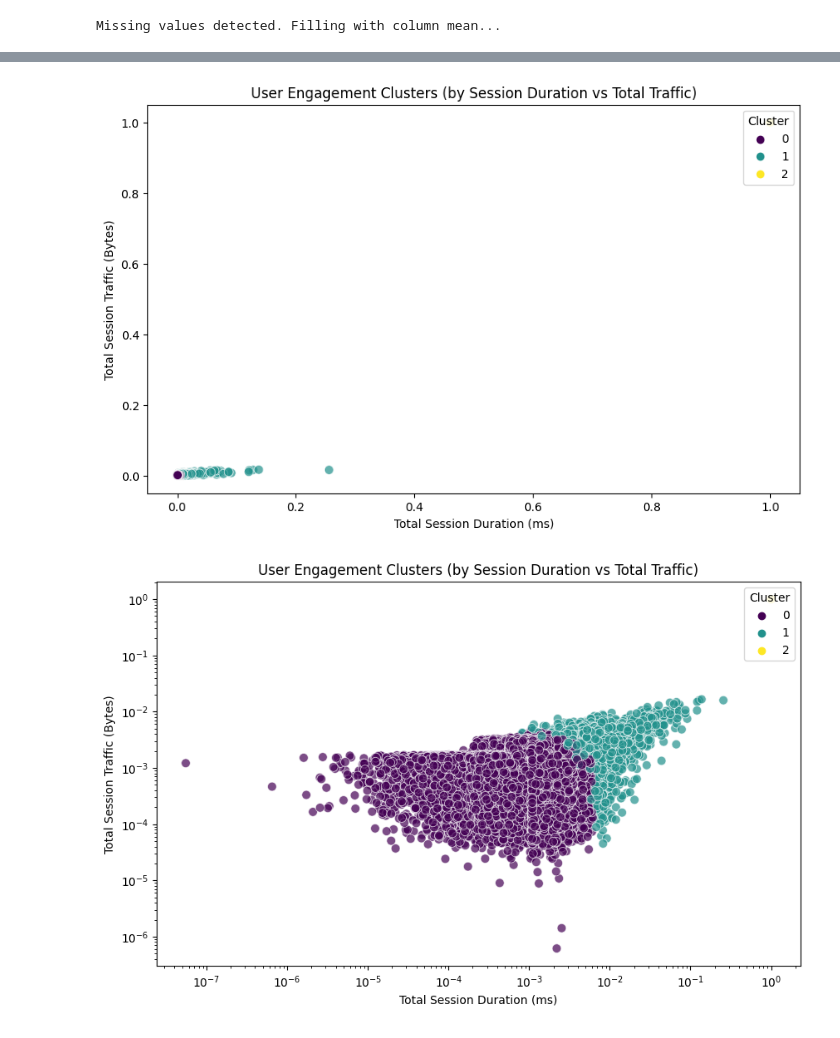
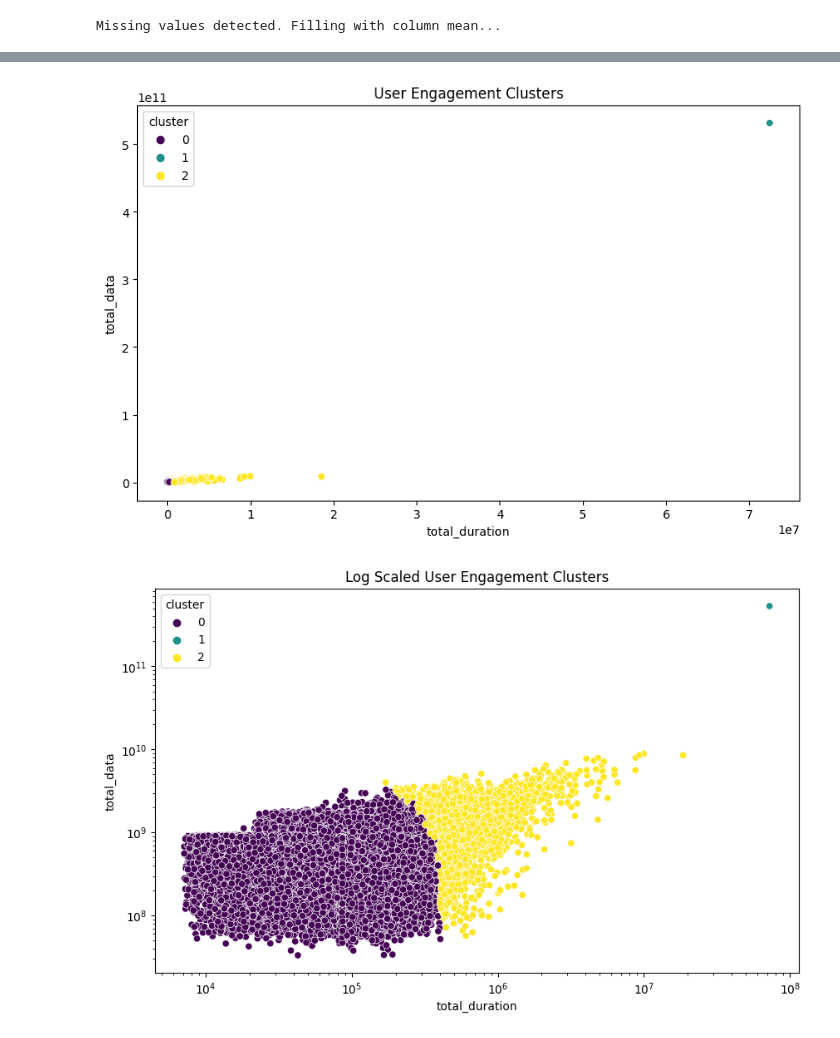
Before and after one commit to kaleabb266/tellco-telecom-analytics, a Jupyter notebook: notebooks/engagement.ipynb, the cells around one changed output, grey strips where cells are left out. Cells and saved outputs as stored; diff of their text form; code cells hidden in the pictures.

Commit message:
feat: Add user engagement metrics and analysis
- Add session and traffic metrics per application
- Improve data visualization
- Update metrics aggregation script

```diff
--- a/notebooks/engagement.ipynb
+++ b/notebooks/engagement.ipynb
@@ -32,7 +43,3 @@ if df.isnull().sum().sum() > 0:
     df = df.fillna(df.mean())  # Fill missing values with column mean
 # %% [output]
 Missing values detected. Filling with column mean...
-# %%
-# Step 3: Normalize the engagement metrics
-columns_to_normalize = ['session_frequency', 'total_session_duration', 'total_session_traffic']
-df = normalize_metrics(df)
@@ -48,3 +45,0 @@ df.head()
-# %%
-# Step 4: K-means Clustering (using k=3 for now)
-df = run_kmeans(df, n_clusters=3)
@@ -84,0 +202,6 @@ cluster_stats.head()
+# %%
+### Normalize metrics for clustering
+columns_to_normalize = ['session_count', 'total_duration', 'total_data']
+df_normalized = df.copy()
+scaler = MinMaxScaler()
+df_normalized[columns_to_normalize] = scaler.fit_transform(df[columns_to_normalize])
@@ -84,0 +224,4 @@ cluster_stats.head()
+# %%
+# Perform k-means clustering with k=3
+kmeans = KMeans(n_clusters=3, random_state=42)
+df['cluster'] = kmeans.fit_predict(df_normalized[columns_to_normalize])
@@ -85,23 +245,25 @@ cluster_stats.head()
 # %%
+# Visualize clusters
+plt.figure(figsize=(10, 6))
+sns.scatterplot(data=df,
+                x='total_duration',
+                y='total_data',
+                hue='cluster',
+                palette='viridis')
+plt.title('User Engagement Clusters')
+plt.show()
 
-# Step 6: Plot the engagement clusters using a scatterplot
-plt.figure(figsize=(10, 6))
-sns.scatterplot(x='total_session_duration', y='total_session_traffic', hue='engagement_cluster', data=df, palette='viridis', s=60, alpha=0.7)
-plt.title('User Engagement Clusters (by Session Duration vs Total Traffic)')
-plt.xlabel('Total Session Duration (ms)')
-plt.ylabel('Total Session Traffic (Bytes)')
-plt.legend(title='Cluster', loc='upper right')
-plt.show()
 #log scale
 plt.figure(figsize=(10, 6))
-sns.scatterplot(x='total_session_duration', y='total_session_traffic', hue='engagement_cluster', data=df, palette='viridis', s=60, alpha=0.7)
-plt.title('User Engagement Clusters (by Session Duration vs Total Traffic)')
-plt.xlabel('Total Session Duration (ms)')
-plt.ylabel('Total Session Traffic (Bytes)')
-plt.legend(title='Cluster', loc='upper right')
+sns.scatterplot(data=df,
+                x='total_duration',
+                y='total_data',
+                hue='cluster',
+                palette='viridis')
+plt.title('Log Scaled User Engagement Clusters')
 plt.xscale('log')
 plt.yscale('log')
 plt.show()
 # %% [output]
-[figure, old version]
+[figure, new version]
-[figure, old version]
+[figure, new version]
```
Also changed, not shown: parts of 30 cells of this notebook, 1 other file.
